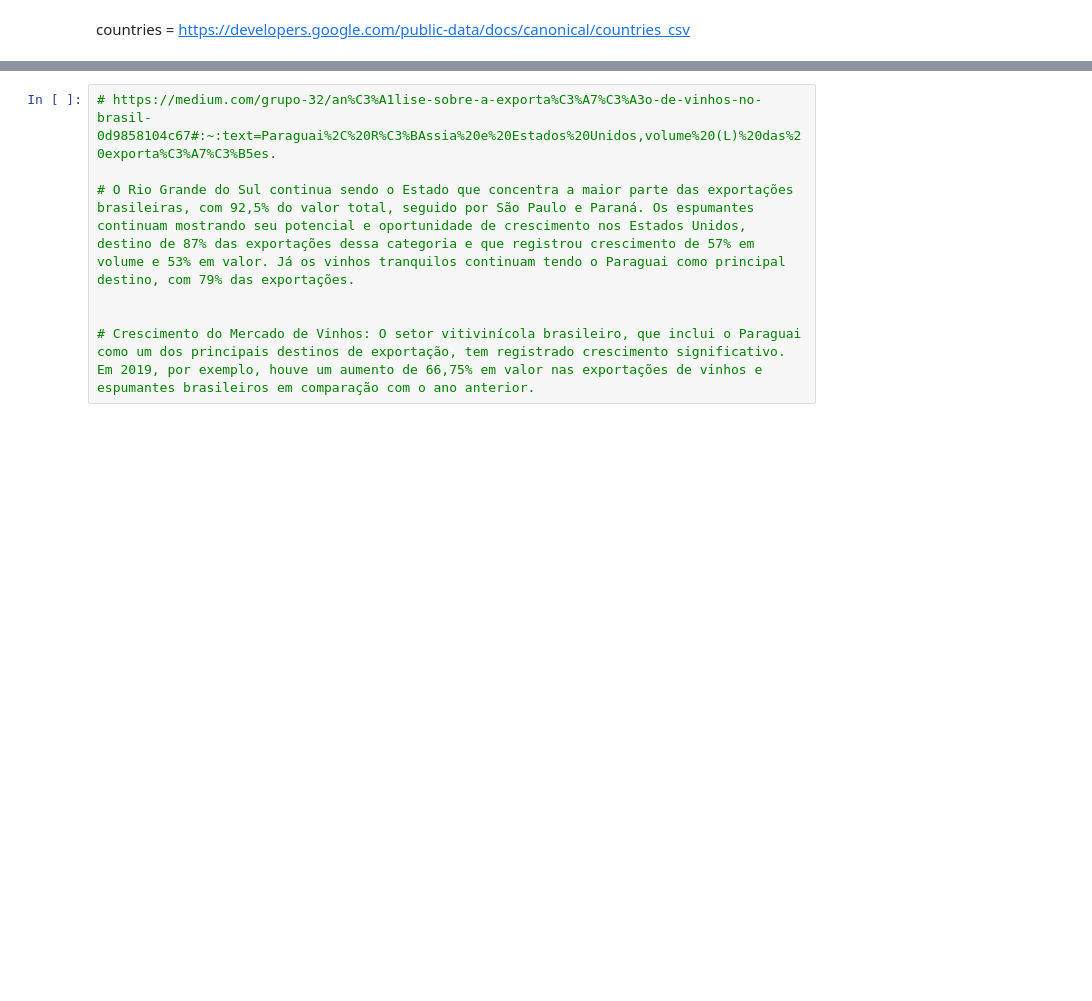
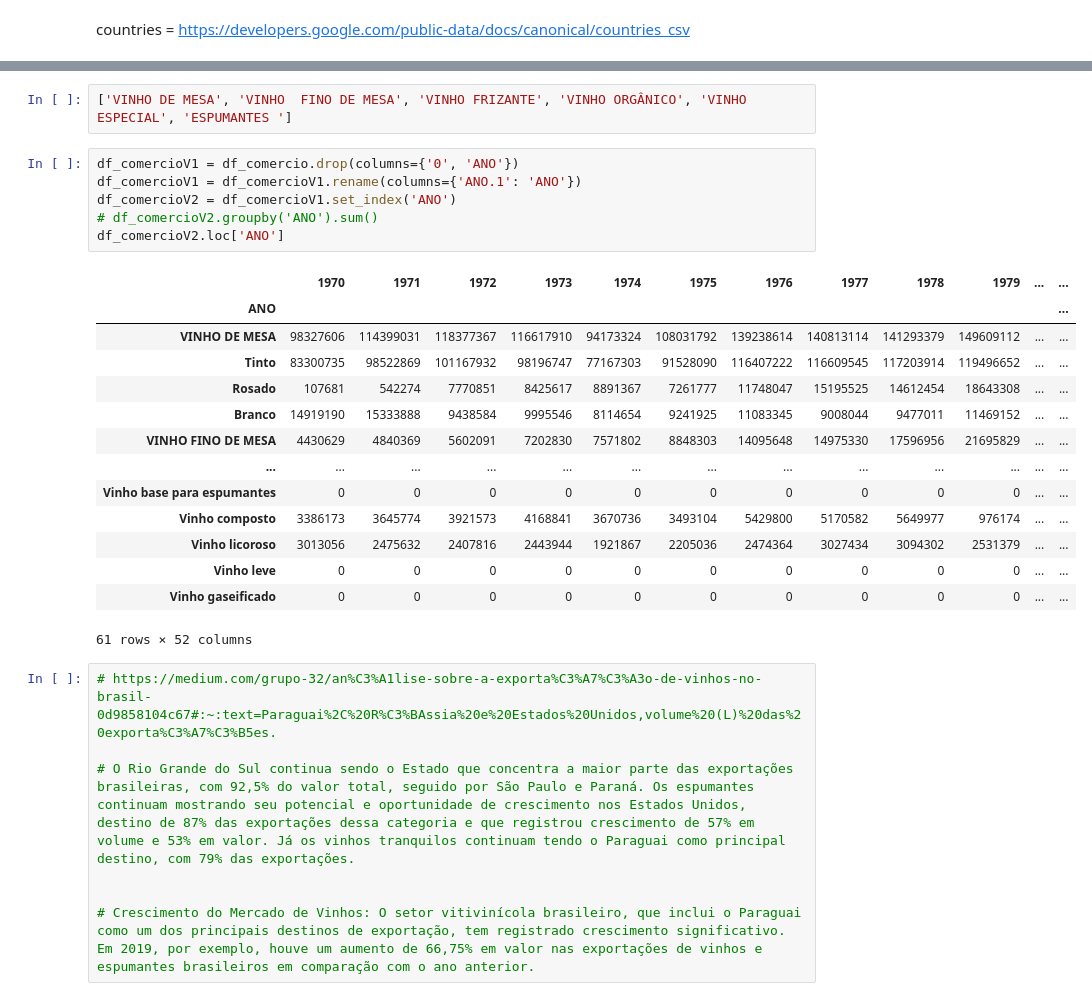
Before and after one commit to Leandro-Braga/wine_techchallenge-, a Jupyter notebook: notebook_testes/Vinicula.ipynb, the cells around one changed output, grey strips where cells are left out. Cells and saved outputs as stored; diff of their text form; blank space fills up the shorter version.

```diff
--- a/notebook_testes/Vinicula.ipynb
+++ b/notebook_testes/Vinicula.ipynb
@@ -90,3 +120,26 @@ df_pais
+# %%
+['VINHO DE MESA', 'VINHO  FINO DE MESA', 'VINHO FRIZANTE', 'VINHO ORGÂNICO', 'VINHO ESPECIAL', 'ESPUMANTES ']
+# %%
+df_comercioV1 = df_comercio.drop(columns={'0', 'ANO'})
+df_comercioV1 = df_comercioV1.rename(columns={'ANO.1': 'ANO'})
+df_comercioV2 = df_comercioV1.set_index('ANO')
+# df_comercioV2.groupby('ANO').sum()
+df_comercioV2.loc['ANO']
+# %% [output]
+|  | 1970 | 1971 | 1972 | 1973 | 1974 | 1975 | 1976 | 1977 | 1978 | 1979 | ... | ... |
+| ANO |  |  |  |  |  |  |  |  |  |  |  | ... |
+| VINHO DE MESA | 98327606 | 114399031 | 118377367 | 116617910 | 94173324 | 108031792 | 139238614 | 140813114 | 141293379 | 149609112 | ... | ... |
+| Tinto | 83300735 | 98522869 | 101167932 | 98196747 | 77167303 | 91528090 | 116407222 | 116609545 | 117203914 | 119496652 | ... | ... |
+| Rosado | 107681 | 542274 | 7770851 | 8425617 | 8891367 | 7261777 | 11748047 | 15195525 | 14612454 | 18643308 | ... | ... |
+| Branco | 14919190 | 15333888 | 9438584 | 9995546 | 8114654 | 9241925 | 11083345 | 9008044 | 9477011 | 11469152 | ... | ... |
+| VINHO FINO DE MESA | 4430629 | 4840369 | 5602091 | 7202830 | 7571802 | 8848303 | 14095648 | 14975330 | 17596956 | 21695829 | ... | ... |
+| ... | ... | ... | ... | ... | ... | ... | ... | ... | ... | ... | ... | ... |
+| Vinho base para espumantes | 0 | 0 | 0 | 0 | 0 | 0 | 0 | 0 | 0 | 0 | ... | ... |
+| Vinho composto | 3386173 | 3645774 | 3921573 | 4168841 | 3670736 | 3493104 | 5429800 | 5170582 | 5649977 | 976174 | ... | ... |
+| Vinho licoroso | 3013056 | 2475632 | 2407816 | 2443944 | 1921867 | 2205036 | 2474364 | 3027434 | 3094302 | 2531379 | ... | ... |
+| Vinho leve | 0 | 0 | 0 | 0 | 0 | 0 | 0 | 0 | 0 | 0 | ... | ... |
+| Vinho gaseificado | 0 | 0 | 0 | 0 | 0 | 0 | 0 | 0 | 0 | 0 | ... | ... |
+61 rows × 52 columns
 # %%
 # https://medium.com/grupo-32/an%C3%A1lise-sobre-a-exporta%C3%A7%C3%A3o-de-vinhos-no-brasil-0d9858104c67#:~:text=Paraguai%2C%20R%C3%BAssia%20e%20Estados%20Unidos,volume%20(L)%20das%20exporta%C3%A7%C3%B5es.
 
```
Also changed, not shown: parts of 18 cells of this notebook, 2 other files.
